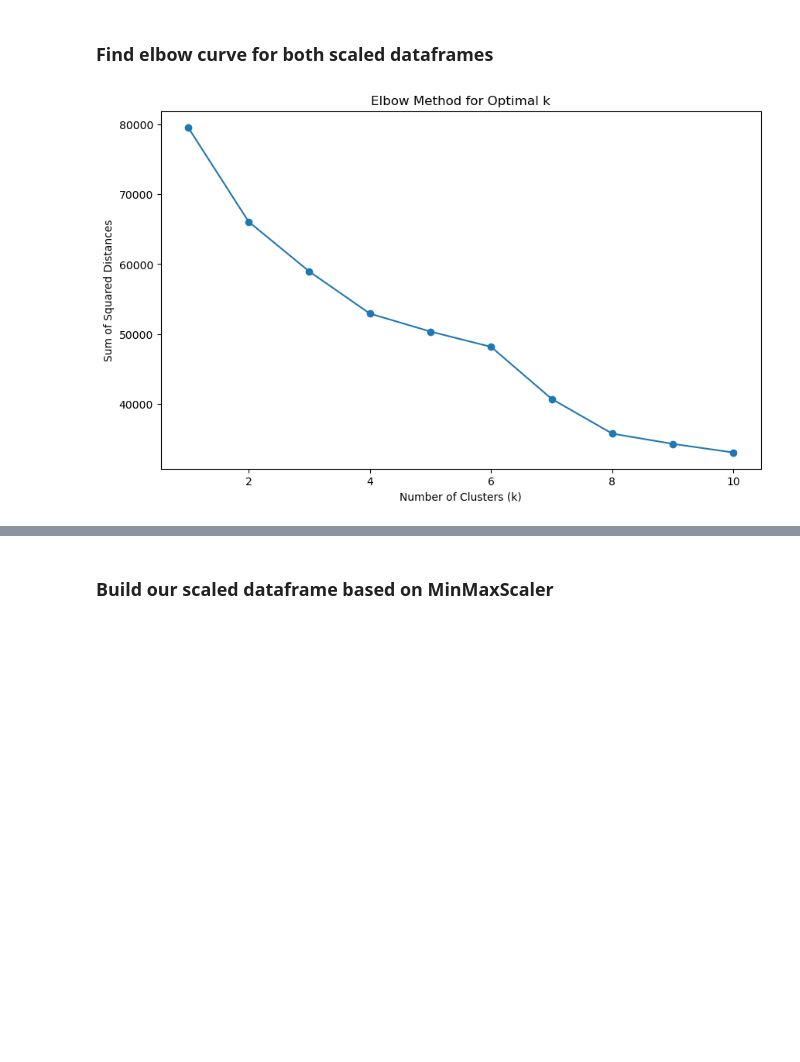
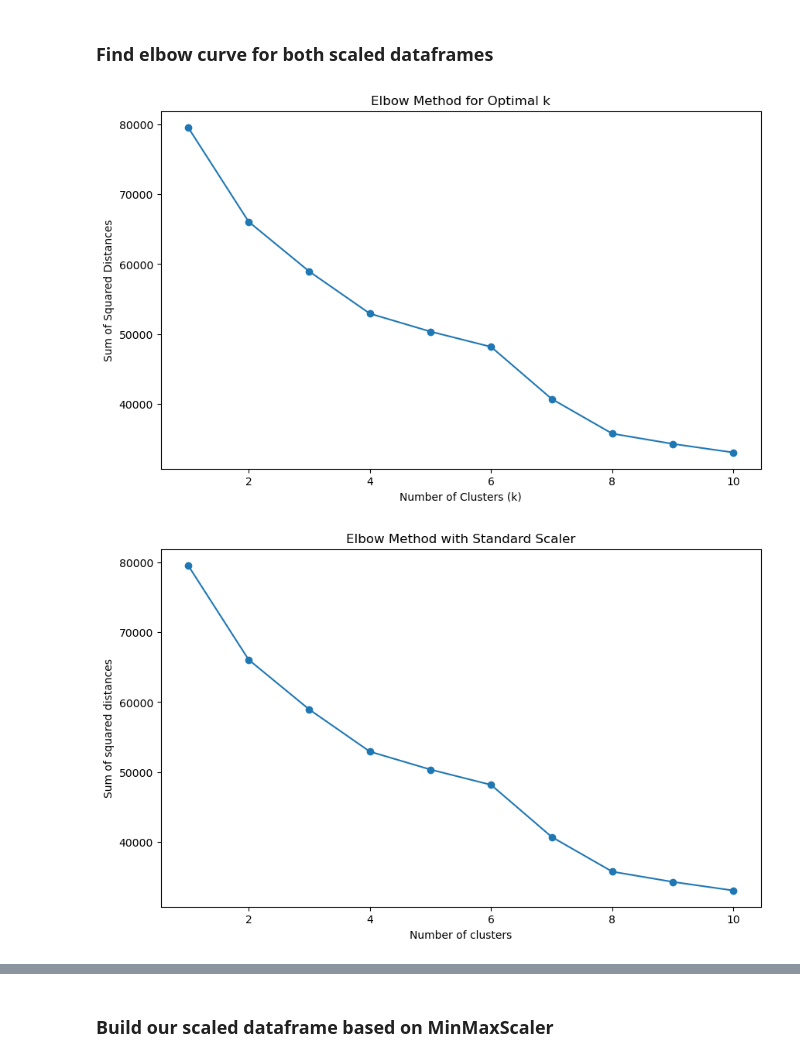
Before and after one commit to dennybett/Song-Recommendation-System, a Jupyter notebook: main.ipynb, the cells around one changed output, grey strips where cells are left out. Drawn from its saved outputs; the diff is of its cells as text; code cells hidden in the pictures; blank space fills up the shorter version.

Commit message:
added a visual

```diff
--- a/main.ipynb
+++ b/main.ipynb
@@ -189,11 +190,19 @@ df_features_minmax_scaled = scaler_minmax.fit_transform(df_features)
 df_features_stdscaler_scaled = scaler_standardscaler.fit_transform(df_features)
 # %% [markdown]
 ### Find elbow curve for both scaled dataframes
-# %%
-# Create the elbow curve with Standard Scaler
-ssd_ss = utils.elbow_method(df_features_stdscaler_scaled, 10)
-# %% [output]
-[figure, removed]
+# %%
+# Create the elbow curve with Standard Scaler
+ssd_ss = utils.elbow_method(df_features_stdscaler_scaled, 10)
+# Plot the elbow curve
+plt.figure(figsize=(10, 6))
+plt.plot(range(1, 11), ssd_ss, marker='o')
+plt.title('Elbow Method with Standard Scaler')
+plt.xlabel('Number of clusters')
+plt.ylabel('Sum of squared distances')
+plt.show()
+# %% [output]
+[figure, added]
+[figure, added]
 # %%
 # Calculating the rate of decrease to validate k value
 utils.rate_of_decrease(ssd_ss)
```
Also changed, not shown: parts of 9 cells of this notebook.
